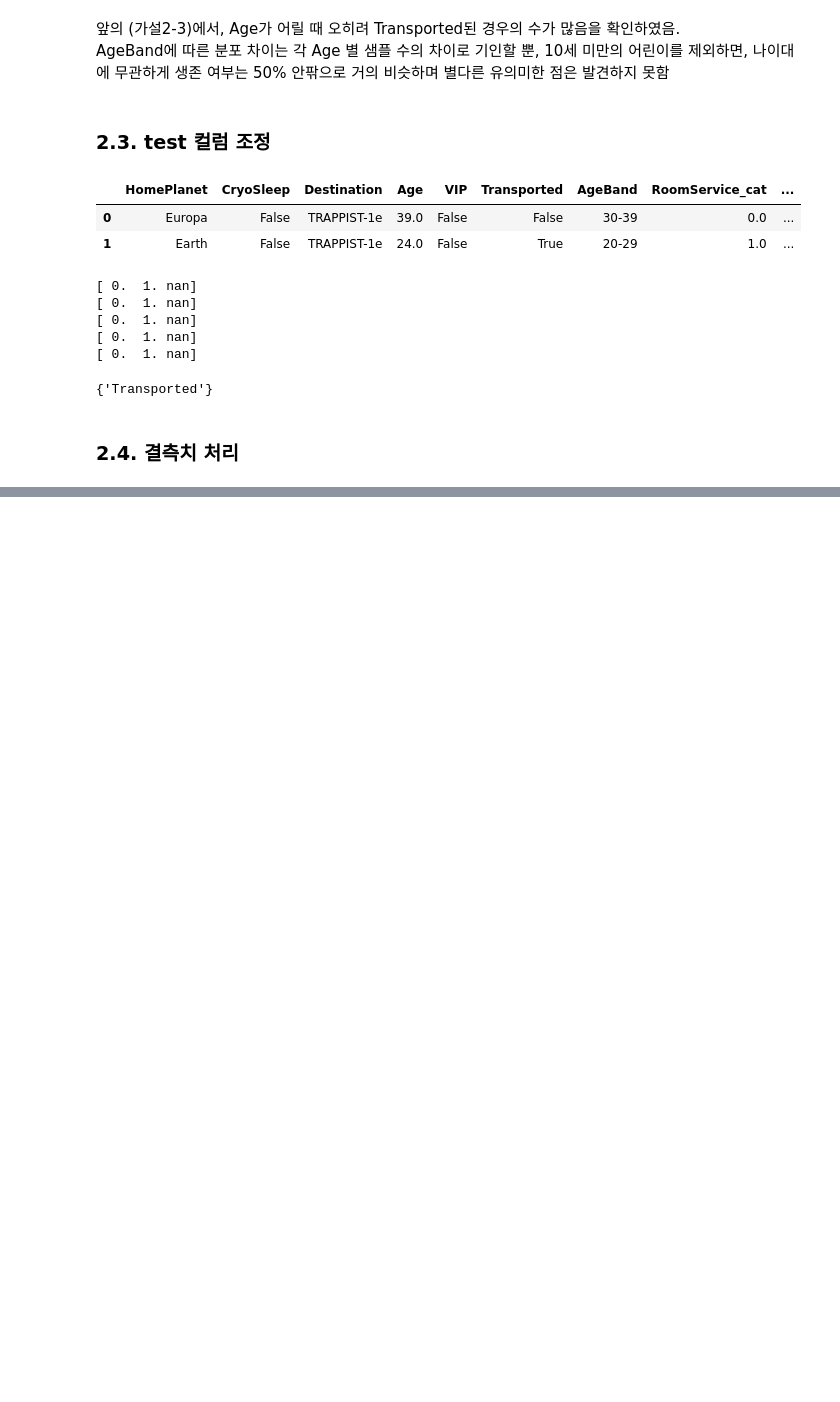
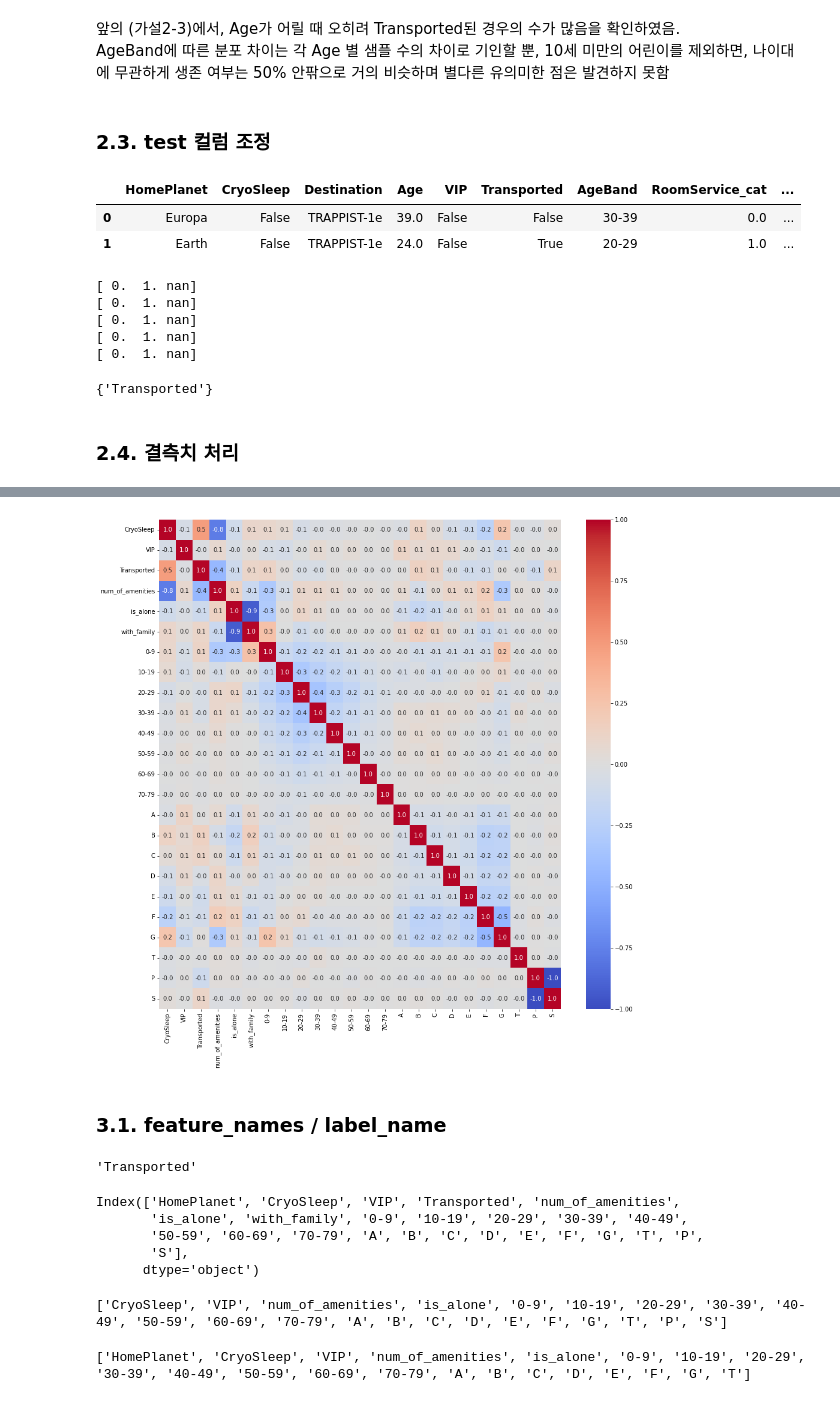
Before and after one commit to codelspak/Codelion_weekly_projects, a Jupyter notebook: WK27_Mini_project_Kaggle_ML_Classification_Spaceship_Titanic.ipynb, the cells around one changed output, grey strips where cells are left out. Drawn from its saved outputs; the diff is of its cells as text; code cells hidden in the pictures; blank space fills up the shorter version.

```diff
--- a/WK27_Mini_project_Kaggle_ML_Classification_Spaceship_Titanic.ipynb
+++ b/WK27_Mini_project_Kaggle_ML_Classification_Spaceship_Titanic.ipynb
@@ -1430,0 +2119,4 @@ train.
+# %%
+df = pd.concat([df, pd.get_dummies(data = df['cabin_deck'])], axis = 1)
+df = pd.concat([df, pd.get_dummies(data = df['cabin_side'])], axis = 1)
+df.sample(5)
@@ -1430,0 +2135,4 @@ train.
+# %%
+train = df[df.Transported.notnull()].reset_index(drop = True)
+print(train.shape)
+display(train.sample(5))
@@ -1430,0 +2164,3 @@ train.
+# %%
+train.Transported = pd.to_numeric(train.Transported, downcast = 'unsigned')
+train.Transported.dtypes
@@ -1430,0 +2171,3 @@ train.
+# %%
+ corr = train.corr()
+ corr
@@ -1430,0 +2193,39 @@ train.
+# %%
+plt.figure(figsize = (15,15))
+_ = sns.heatmap(corr, cmap = 'coolwarm', annot = True, fmt = '.1f')
+# %% [output]
+[figure, added]
+# %% [markdown]
+### 3.1. feature_names / label_name
+# %%
+label_name = 'Transported'
+label_name
+# %% [output]
+'Transported'
+# %%
+df.columns
+# %% [output]
+Index(['HomePlanet', 'CryoSleep', 'VIP', 'Transported', 'num_of_amenities',
+       'is_alone', 'with_family', '0-9', '10-19', '20-29', '30-39', '40-49',
+       '50-59', '60-69', '70-79', 'A', 'B', 'C', 'D', 'E', 'F', 'G', 'T', 'P',
+       'S'],
+      dtype='object')
+# %%
+feature_names = df.columns.tolist()
+feature_names.remove('HomePlanet')
+feature_names.remove(label_name)
+feature_names.remove('with_family')
+
+print(feature_names)
+# %% [output]
+['CryoSleep', 'VIP', 'num_of_amenities', 'is_alone', '0-9', '10-19', '20-29', '30-39', '40-49', '50-59', '60-69', '70-79', 'A', 'B', 'C', 'D', 'E', 'F', 'G', 'T', 'P', 'S']
+# %%
+feature_names_hp = df.columns.tolist()
+feature_names_hp.remove(label_name)
+feature_names_hp.remove('with_family')
+feature_names_hp.remove('P')
+feature_names_hp.remove('S')
+
+print(feature_names_hp)
+# %% [output]
+['HomePlanet', 'CryoSleep', 'VIP', 'num_of_amenities', 'is_alone', '0-9', '10-19', '20-29', '30-39', '40-49', '50-59', '60-69', '70-79', 'A', 'B', 'C', 'D', 'E', 'F', 'G', 'T']
```
Also changed, not shown: parts of 104 cells of this notebook.
